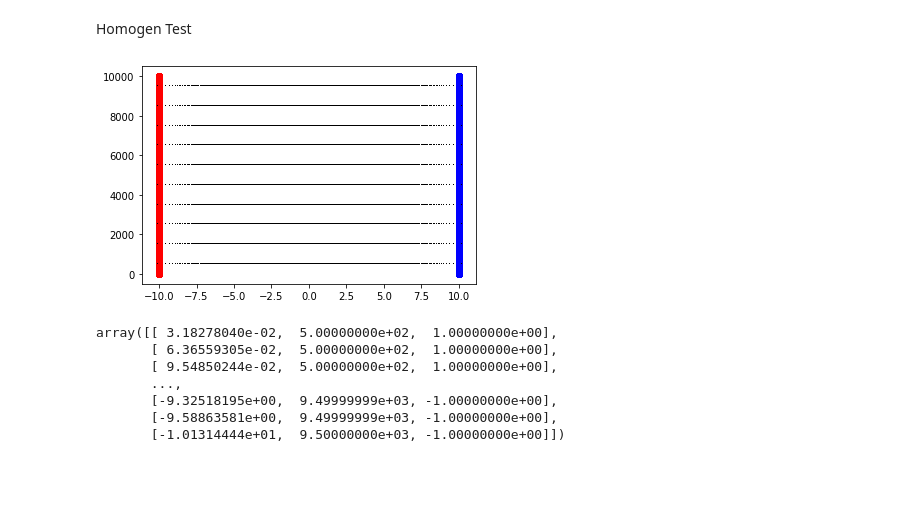
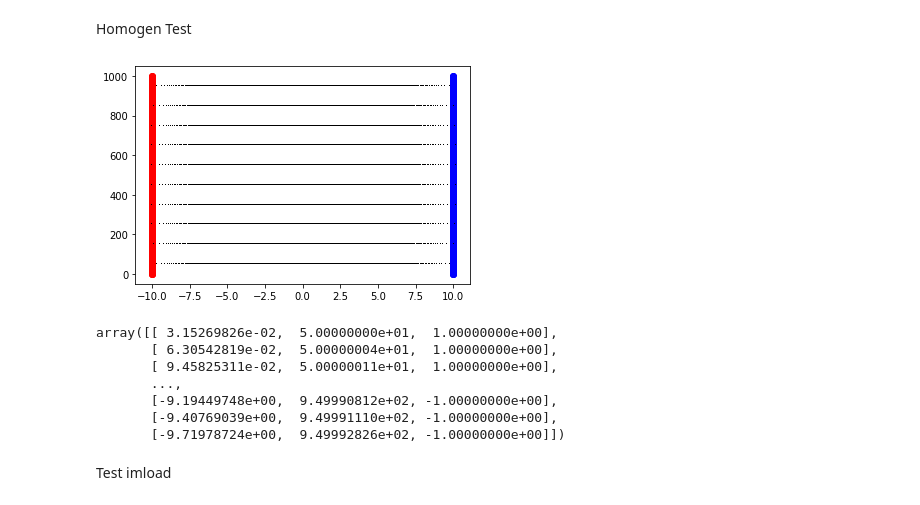
Before and after one commit to pyqt555/cudaFieldLines, a Jupyter notebook: main.ipynb, the cells around one changed output. Drawn from its saved outputs; the diff is of its cells as text; code cells hidden in the pictures; blank space fills up the shorter version.

```diff
--- a/main.ipynb
+++ b/main.ipynb
@@ -253,35 +255,37 @@ TIMESCALE=.1
 # %% [markdown]
 Homogen Test
 # %%
-Statics=np.ones((20000,3))
-Statics[0:10000,0]=-10
-Statics[10000:20000,0]=10
-Statics[0:10000,2]=-1
-Statics[0:10000,1]=range(10000)
-Statics[10000:20000,1]=range(10000)
+Statics=np.ones((2000,3))
+Statics[0:1000,0]=-10
+Statics[1000:2000,0]=10
+Statics[0:1000,2]=-1
+Statics[0:1000,1]=range(1000)
+Statics[1000:2000,1]=range(1000)
 Nonstatics=np.ones((20,3))
 Nonstatics[0:10,1]=range(10)
 Nonstatics[10:20,1]=range(10)
 Nonstatics[:,1]+=.5
 Nonstatics[:,0]=0
 Nonstatics[10:20,2]=-1
-Nonstatics[:,1]*=1000
+Nonstatics[:,1]*=100
 Hfl=compute_lines(Statics,Nonstatics)
 lst=np.array(Hfl)
 
-plt.plot(Statics[0:10000,0], Statics[0:10000,1],"o" ,color=rgb((1.,1.,1.)))
-plt.plot(Statics[10000:20000,0], Statics[10000:20000,1],"o" ,color=rgb((2/3,1.,1.)))
+plt.plot(Statics[0:1000,0], Statics[0:1000,1],"o" ,color=rgb((1.,1.,1.)))
+plt.plot(Statics[1000:2000,0], Statics[1000:2000,1],"o" ,color=rgb((2/3,1.,1.)))
 plt.plot(lst[:,0], lst[:,1],",",color="black")
 
 
 plt.show()
 lst
 # %% [output]
-[figure, old version]
+[figure, new version]
-array([[ 3.18278040e-02,  5.00000000e+02,  1.00000000e+00],
-       [ 6.36559305e-02,  5.00000000e+02,  1.00000000e+00],
-       [ 9.54850244e-02,  5.00000000e+02,  1.00000000e+00],
+array([[ 3.15269826e-02,  5.00000000e+01,  1.00000000e+00],
+       [ 6.30542819e-02,  5.00000004e+01,  1.00000000e+00],
+       [ 9.45825311e-02,  5.00000011e+01,  1.00000000e+00],
        ...,
-       [-9.32518195e+00,  9.49999999e+03, -1.00000000e+00],
-       [-9.58863581e+00,  9.49999999e+03, -1.00000000e+00],
-       [-1.01314444e+01,  9.50000000e+03, -1.00000000e+00]])
+       [-9.19449748e+00,  9.49990812e+02, -1.00000000e+00],
+       [-9.40769039e+00,  9.49991110e+02, -1.00000000e+00],
+       [-9.71978724e+00,  9.49992826e+02, -1.00000000e+00]])
+# %% [markdown]
+Test imload
```
Also changed, not shown: parts of 5 cells of this notebook.
